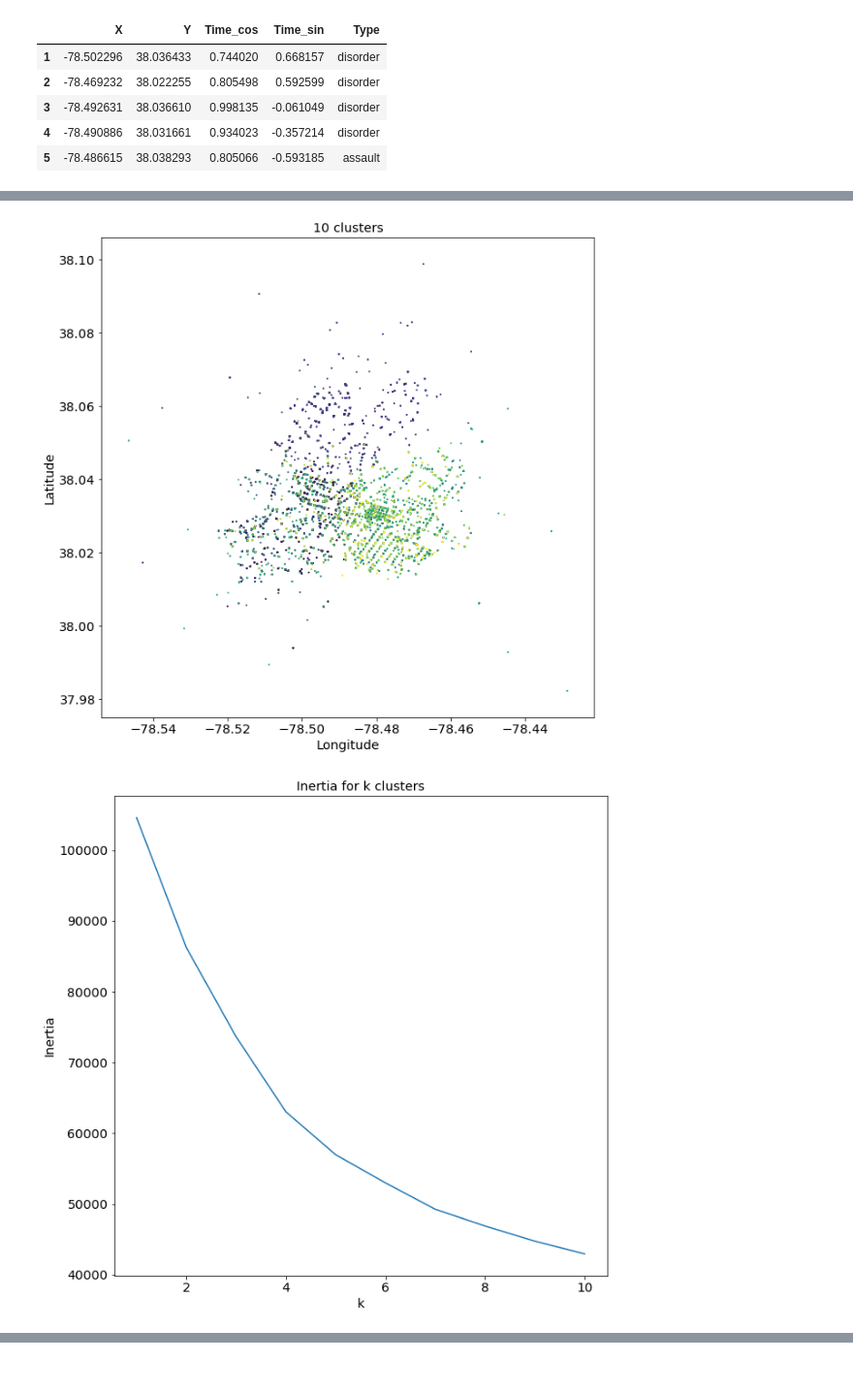
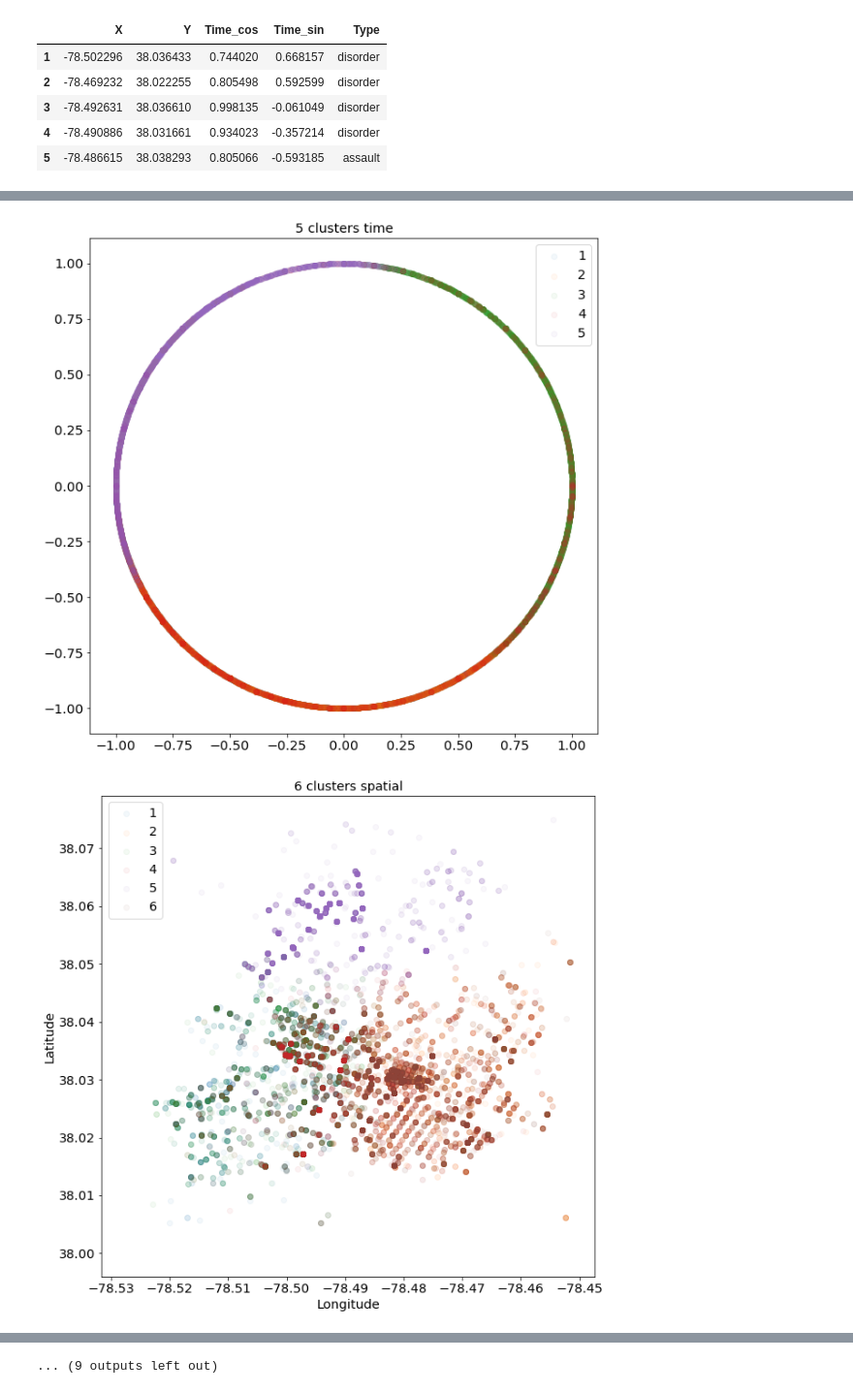
Before and after one commit to auhcheng/cville-crime, a Jupyter notebook: crime_data-analysis.ipynb, the cells around one changed output, grey strips where cells are left out. Shown at 97% size. Cells and saved outputs as stored; diff of their text form; code cells hidden in the pictures.

Commit message:
crime clusters

```diff
--- a/crime_data-analysis.ipynb
+++ b/crime_data-analysis.ipynb
@@ -103,10 +103,10 @@ crime.head()
 | 3 | Suspicious Activity | 100.0 | MADISON LN | 2019-07-20T03:46:00.000Z | 2346 | 100 | 100 MADISON LN, Charlottesville VA | -78.492631 | 38.036610 |
 | 4 | Vandalism | 800.0 | W MAIN ST | 2019-07-20T02:36:17.000Z | 2236 | 800 | 800 W MAIN ST, Charlottesville VA | -78.490886 | 38.031661 |
 # %%
-Xmin = -78.556730
-Xmax = -78.427396
-Ymin = 37.978503
-Ymax = 38.103614
+Xmin = -78.53
+Xmax = -78.45
+Ymin = 38.005
+Ymax = 38.075
 # 37.978503, -78.556730 left bottom
 # 38.103614, -78.427396 right top
 crime = crime[crime.X > Xmin]
@@ -445,6 +466,10 @@ cols = ['X', 'Y', 'Time_cos', 'Time_sin'] + onehot_names
 X_mean, Y_mean = col_transformer.named_transformers_['num'].mean_[:2]
 X_var, Y_var = col_transformer.named_transformers_['num'].var_[:2]
 X_stdev, Y_stdev = np.sqrt(X_var), np.sqrt(Y_var)
+
+cos_mean, sin_mean = col_transformer.named_transformers_['num'].mean_[2:4]
+cos_var, sin_var = col_transformer.named_transformers_['num'].var_[2:4]
+cos_stdev, sin_stdev = np.sqrt(cos_var), np.sqrt(sin_var)
 # %%
 crime_prep = pd.DataFrame(crime_prep, columns=cols)
 crime_prep.head()
@@ -517,20 +548,46 @@ plt.savefig('clusters')
 from sklearn.cluster import KMeans
 from mpl_toolkits.mplot3d import Axes3D
 inertias = []
+means = []
+stdevs = []
 for k in range(1, 11):
     plt.figure(figsize=(10, 10))
-    est = KMeans(n_clusters=k, n_init=5)
+    est = KMeans(n_clusters=k, n_init=5, random_state=42)
     est.fit(crime_prep)
     labels = est.labels_
     inertias.append(est.inertia_)
-    plt.scatter((crime_prep.X*X_stdev)+X_mean,
-                (crime_prep.Y*Y_stdev)+Y_mean,
-               c=labels.astype(np.float), marker='x', s=2, linewidth=1)
+    for i in range(k):
+        this_cluster = crime_prep[labels == i]
+        plt.scatter((this_cluster.X*X_stdev)+X_mean,
+                    (this_cluster.Y*Y_stdev)+Y_mean, label=i+1, alpha=0.1)
     ax = plt.gca()
     ax.set_xlabel('Longitude')
     ax.set_ylabel('Latitude')
-    ax.set_title('{} clusters'.format(k))
-    plt.savefig('{}_clusters'.format(k))
+    ax.set_title('{} clusters spatial'.format(k))
+    plt.legend()
+    plt.savefig('{}_clusters_spatial'.format(k))
+
+    cluster_means = []
+    cluster_stdevs = []
+    for cluster_idx in range(k):
+        cluster_feature_means = []
+        cluster_feature_stdevs = []
+        for feature in crime_prep.columns:
+            cluster_feature = crime_prep[feature][labels == cluster_idx]
+            cluster_feature_means.append(np.mean(cluster_feature))
+            cluster_feature_stdevs.append(np.std(cluster_feature))
+        cluster_means.append(cluster_feature_means)
+        cluster_stdevs.append(cluster_feature_stdevs)
+    means.append(cluster_means)
+    stdevs.append(cluster_stdevs)
+    plt.figure(figsize=(10,10))
+    for i in range(k):
+        this_cluster = crime_prep[labels == i]
+        plt.scatter((this_cluster.Time_cos*cos_stdev)+cos_mean,
+                    (this_cluster.Time_sin*sin_stdev)+sin_mean, label=i+1, alpha=0.05)
+    plt.legend()
+    plt.title('{} clusters time'.format(k))
+    plt.savefig('{}_clusters_time'.format(k))
 
 plt.figure(figsize=(10, 10))
 plt.plot(range(1, 11), inertias)
@@ -551,2 +608,2 @@ plt.savefig('inertia')
-[figure, old version]
+[figure, new version]
-[figure, old version]
+[figure, new version]
@@ -552,0 +611 @@ plt.savefig('inertia')
+... (9 outputs left out)
```
Also changed, not shown: parts of 18 cells of this notebook, 44 other files.
